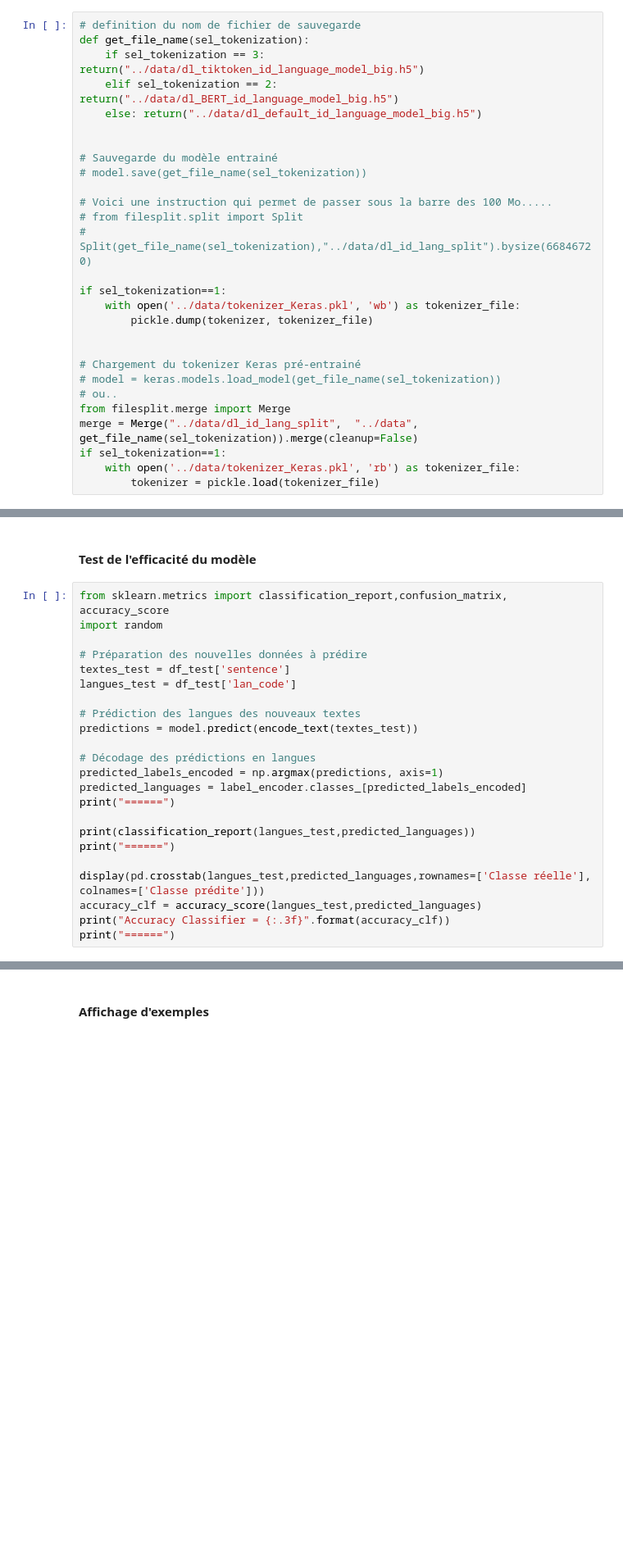
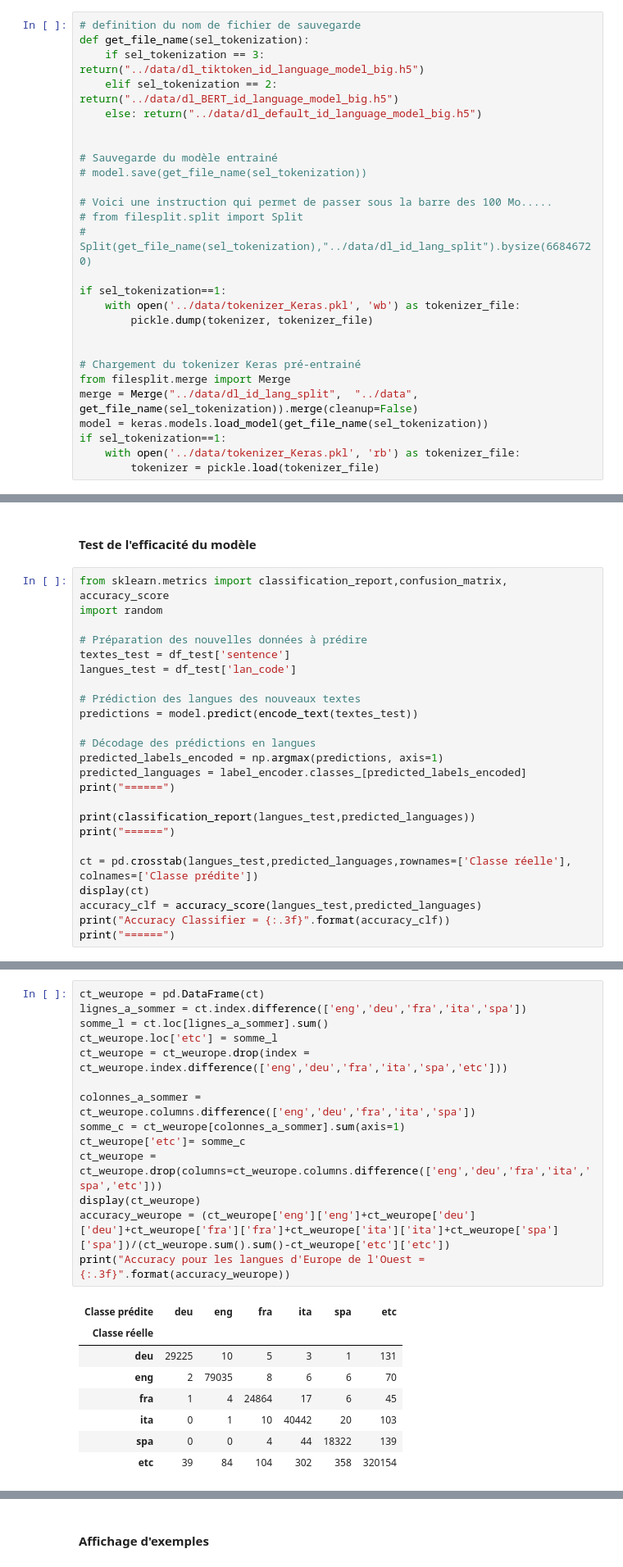
Before and after one commit to DataScientest-Studio/AVR23_CDS_Reco_vocale, a Jupyter notebook: notebooks/Detection de langue avec le Deep Learning et Embedding rev3.ipynb, the cells around one changed output, grey strips where cells are left out. Shown: that part at 82% size. Drawn from its saved outputs; the diff is of its cells as text; blank space fills up the shorter version.

```diff
--- a/notebooks/Detection de langue avec le Deep Learning et Embedding rev3.ipynb
+++ b/notebooks/Detection de langue avec le Deep Learning et Embedding rev3.ipynb
@@ -257,10 +257,9 @@ if sel_tokenization==1:
 
 
 # Chargement du tokenizer Keras pré-entrainé
-# model = keras.models.load_model(get_file_name(sel_tokenization))
-# ou..
 from filesplit.merge import Merge
 merge = Merge("../data/dl_id_lang_split",  "../data", get_file_name(sel_tokenization)).merge(cleanup=False)
+model = keras.models.load_model(get_file_name(sel_tokenization))
 if sel_tokenization==1:
     with open('../data/tokenizer_Keras.pkl', 'rb') as tokenizer_file:
         tokenizer = pickle.load(tokenizer_file)
@@ -305,7 +304,8 @@ print("======")
 print(classification_report(langues_test,predicted_languages))
 print("======")
 
-display(pd.crosstab(langues_test,predicted_languages,rownames=['Classe réelle'], colnames=['Classe prédite']))
+ct = pd.crosstab(langues_test,predicted_languages,rownames=['Classe réelle'], colnames=['Classe prédite'])
+display(ct)
 accuracy_clf = accuracy_score(langues_test,predicted_languages)
 print("Accuracy Classifier = {:.3f}".format(accuracy_clf))
 print("======")
@@ -343,3 +343,26 @@ weighted avg       0.98      0.97      0.97    513565
 95 rows × 95 columns
 Accuracy Classifier = 0.975
 ======
+# %%
+ct_weurope = pd.DataFrame(ct)
+lignes_a_sommer = ct.index.difference(['eng','deu','fra','ita','spa'])
+somme_l = ct.loc[lignes_a_sommer].sum()
+ct_weurope.loc['etc'] = somme_l
+ct_weurope = ct_weurope.drop(index = ct_weurope.index.difference(['eng','deu','fra','ita','spa','etc']))
+
+colonnes_a_sommer = ct_weurope.columns.difference(['eng','deu','fra','ita','spa'])
+somme_c = ct_weurope[colonnes_a_sommer].sum(axis=1)
+ct_weurope['etc']= somme_c
+ct_weurope = ct_weurope.drop(columns=ct_weurope.columns.difference(['eng','deu','fra','ita','spa','etc']))
+display(ct_weurope)
+accuracy_weurope = (ct_weurope['eng']['eng']+ct_weurope['deu']['deu']+ct_weurope['fra']['fra']+ct_weurope['ita']['ita']+ct_weurope['spa']['spa'])/(ct_weurope.sum().sum()-ct_weurope['etc']['etc'])
+print("Accuracy pour les langues d'Europe de l'Ouest = {:.3f}".format(accuracy_weurope))
+# %% [output]
+| Classe prédite | deu | eng | fra | ita | spa | etc |
+| Classe réelle |  |  |  |  |  |  |
+| deu | 29225 | 10 | 5 | 3 | 1 | 131 |
+| eng | 2 | 79035 | 8 | 6 | 6 | 70 |
+| fra | 1 | 4 | 24864 | 17 | 6 | 45 |
+| ita | 0 | 1 | 10 | 40442 | 20 | 103 |
+| spa | 0 | 0 | 4 | 44 | 18322 | 139 |
+| etc | 39 | 84 | 104 | 302 | 358 | 320154 |
```
Also changed, not shown: parts of 8 cells of this notebook, 4 other files.
